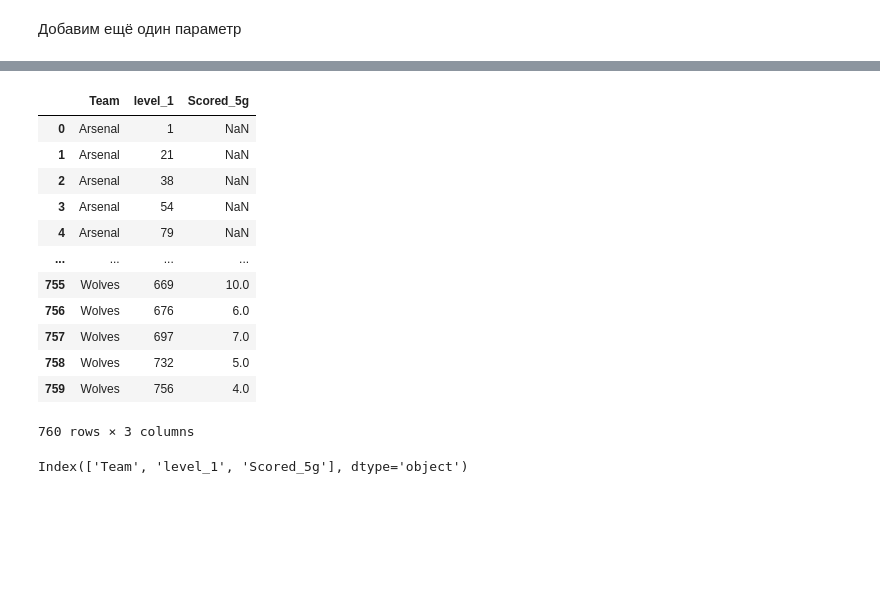
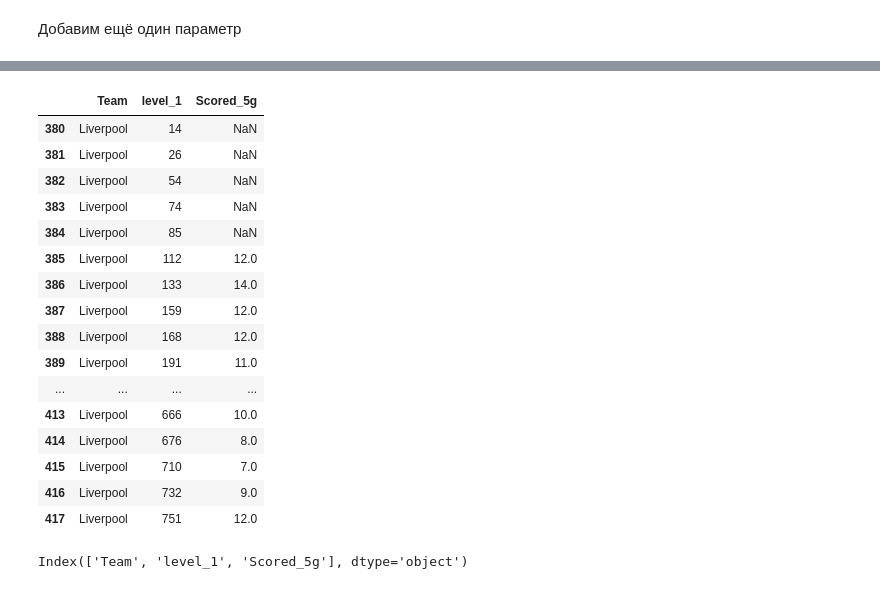
Before and after one commit to rriizz2k/EPL-Match-Predictor, a Jupyter notebook: PL_prediction.ipynb, the cells around one changed output, grey strips where cells are left out. Drawn from its saved outputs; the diff is of its cells as text; code cells hidden in the pictures; blank space fills up the shorter version.

```diff
--- a/PL_prediction.ipynb
+++ b/PL_prediction.ipynb
@@ -284,22 +320,26 @@ scored = df_scored.groupby('Team')['Goals'].rolling(5, min_periods=5).sum()
 scored = scored.groupby('Team').shift(1)
 scored = scored.reset_index()
 scored = scored.rename(columns={'Goals': 'Scored_5g'})
-# %%
-scored
-# %% [output]
-|  | Team | level_1 | Scored_5g |
-| 0 | Arsenal | 1 | NaN |
-| 1 | Arsenal | 21 | NaN |
-| 2 | Arsenal | 38 | NaN |
-| 3 | Arsenal | 54 | NaN |
-| 4 | Arsenal | 79 | NaN |
-| ... | ... | ... | ... |
-| 755 | Wolves | 669 | 10.0 |
-| 756 | Wolves | 676 | 6.0 |
-| 757 | Wolves | 697 | 7.0 |
-| 758 | Wolves | 732 | 5.0 |
-| 759 | Wolves | 756 | 4.0 |
-760 rows × 3 columns
+# %%
+scored[scored['Team'] == 'Liverpool']
+# %% [output]
+|  | Team | level_1 | Scored_5g |
+| 380 | Liverpool | 14 | NaN |
+| 381 | Liverpool | 26 | NaN |
+| 382 | Liverpool | 54 | NaN |
+| 383 | Liverpool | 74 | NaN |
+| 384 | Liverpool | 85 | NaN |
+| 385 | Liverpool | 112 | 12.0 |
+| 386 | Liverpool | 133 | 14.0 |
+| 387 | Liverpool | 159 | 12.0 |
+| 388 | Liverpool | 168 | 12.0 |
+| 389 | Liverpool | 191 | 11.0 |
+| ... | ... | ... | ... |
+| 413 | Liverpool | 666 | 10.0 |
+| 414 | Liverpool | 676 | 8.0 |
+| 415 | Liverpool | 710 | 7.0 |
+| 416 | Liverpool | 732 | 9.0 |
+| 417 | Liverpool | 751 | 12.0 |
 # %%
 scored.columns
 # %% [output]
```
Also changed, not shown: parts of 7 cells of this notebook.
